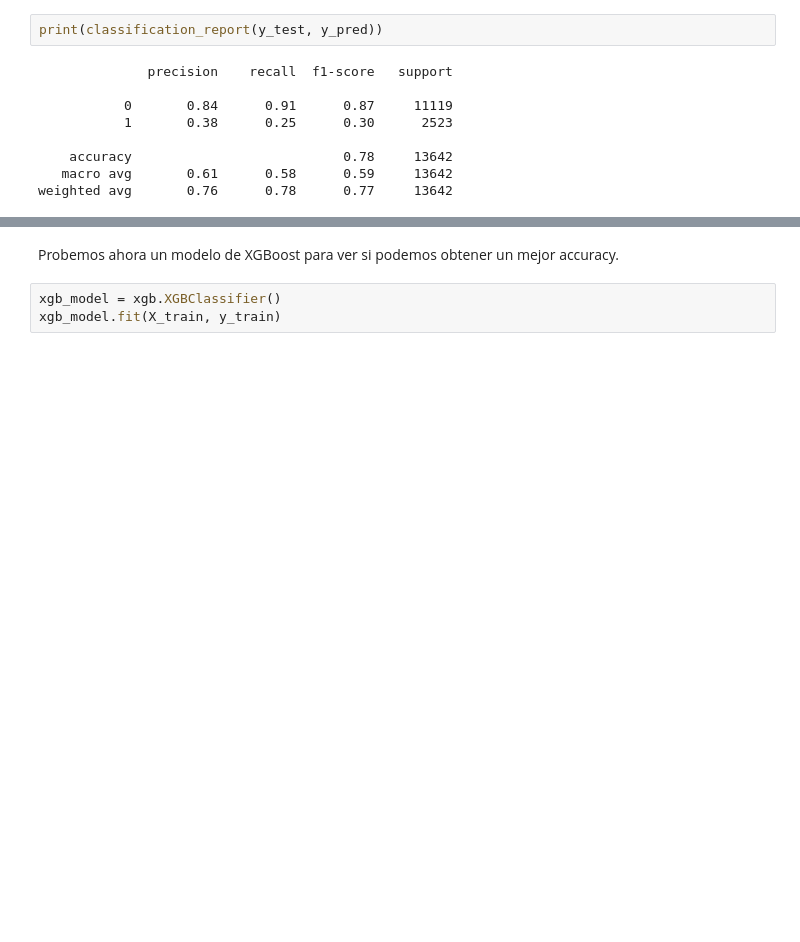
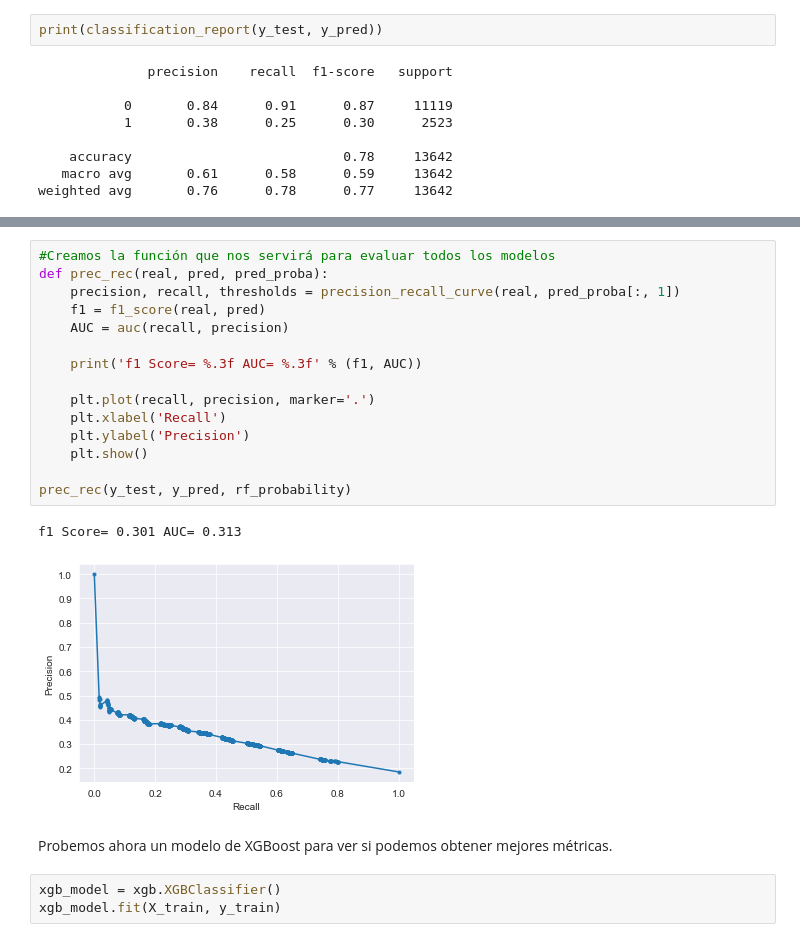
Before and after one commit to JaviviFMB/challenge-datascientist, a Jupyter notebook: solution.ipynb, the cells around one changed output, grey strips where cells are left out. Drawn from its saved outputs; the diff is of its cells as text; blank space fills up the shorter version.

```diff
--- a/solution.ipynb
+++ b/solution.ipynb
@@ -477,5 +498,23 @@ weighted avg       0.76      0.78      0.77     13642
+# %%
+#Creamos la función que nos servirá para evaluar todos los modelos
+def prec_rec(real, pred, pred_proba):
+    precision, recall, thresholds = precision_recall_curve(real, pred_proba[:, 1])
+    f1 = f1_score(real, pred)
+    AUC = auc(recall, precision)
+
+    print('f1 Score= %.3f AUC= %.3f' % (f1, AUC))
+
+    plt.plot(recall, precision, marker='.')
+    plt.xlabel('Recall')
+    plt.ylabel('Precision')
+    plt.show()
+
+prec_rec(y_test, y_pred, rf_probability)
+# %% [output]
+f1 Score= 0.301 AUC= 0.313
+[figure, added]
 # %% [markdown]
-Probemos ahora un modelo de XGBoost para ver si podemos obtener un mejor accuracy.
+Probemos ahora un modelo de XGBoost para ver si podemos obtener mejores métricas.
 # %%
 xgb_model = xgb.XGBClassifier()
 xgb_model.fit(X_train, y_train)
```
Also changed, not shown: parts of 18 cells of this notebook.
